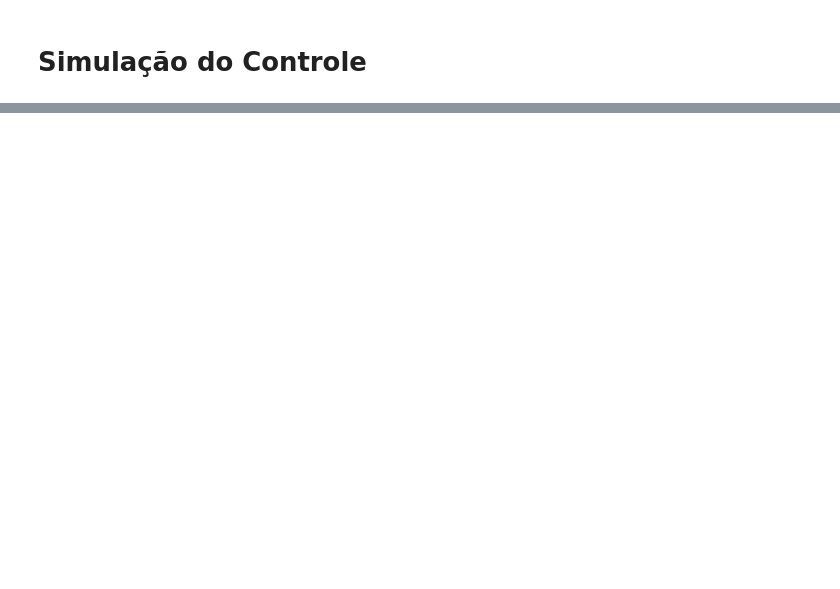
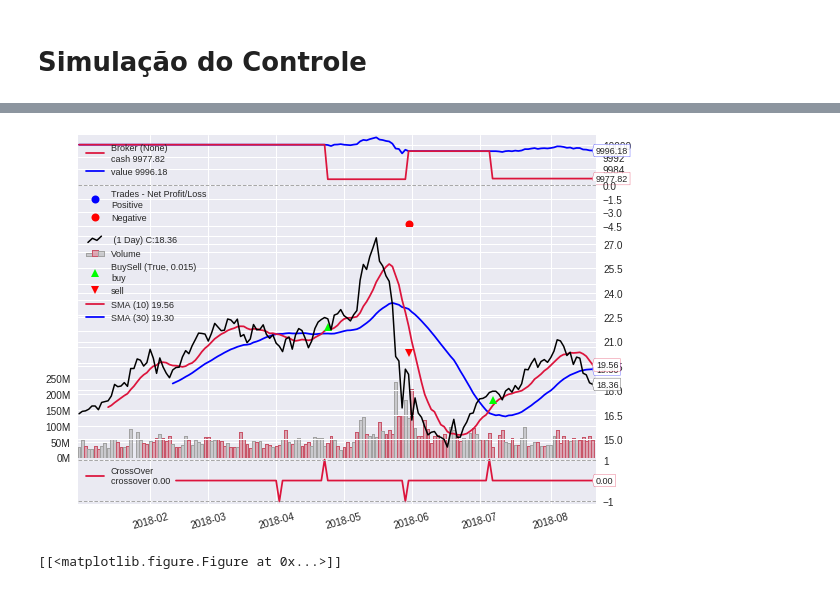
Before and after one commit to thimotio/ExpertSystem, a Jupyter notebook: Fuzzy_ExperSystem_Stocks.ipynb, the cells around one changed output, grey strips where cells are left out. Cells and saved outputs as stored; diff of their text form; code cells hidden in the pictures; blank space fills up the shorter version.

```diff
--- a/Fuzzy_ExperSystem_Stocks.ipynb
+++ b/Fuzzy_ExperSystem_Stocks.ipynb
@@ -2605,0 +349,9 @@ Available options: 'Baixo'; 'Medio', or 'Alto'.
+# %%
+from datetime import datetime
+import backtrader as bt
+import pandas as pd
+
+date_str = '2011-12-01' # The date - 29 Dec 2017
+format_str = '%Y-%m-%d' # The format
+
+df.index = pd.to_datetime(df.index, format=format_str)
@@ -2605,0 +369,19 @@ Available options: 'Baixo'; 'Medio', or 'Alto'.
+# %%
+
+class SmaCross(bt.SignalStrategy):
+  params = (('pfast', 10), ('pslow', 30),)
+  def __init__(self):
+    sma1, sma2 = bt.ind.SMA(period=self.p.pfast), bt.ind.SMA(period=self.p.pslow)
+    self.signal_add(bt.SIGNAL_LONG, bt.ind.CrossOver(sma1, sma2))
+
+cerebro = bt.Cerebro()
+
+back = bt.feeds.PandasData(dataname=df, datetime=-1, open="1. open", high="2. high", low="3. low", close="4. close", volume="5. volume", openinterest=-1 )
+cerebro.adddata(back)
+
+cerebro.addstrategy(SmaCross)
+cerebro.run()
+cerebro.plot()
+# %% [output]
+[figure, added]
+[[<matplotlib.figure.Figure at 0x...>]]
```
Also changed, not shown: parts of 48 cells of this notebook.
